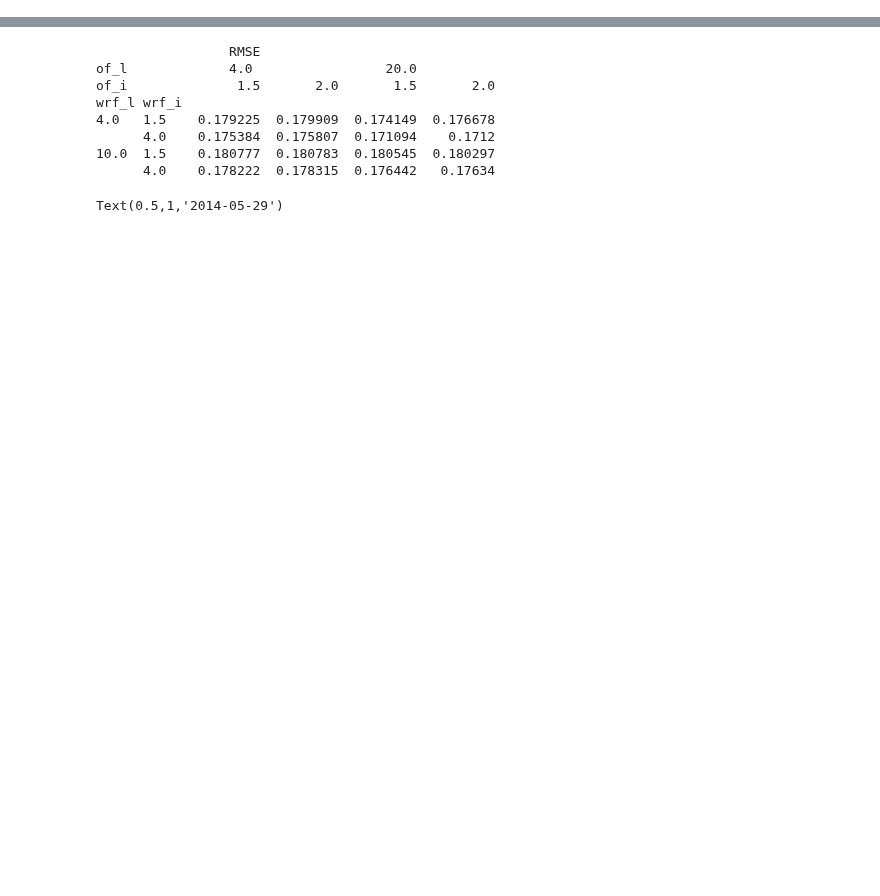
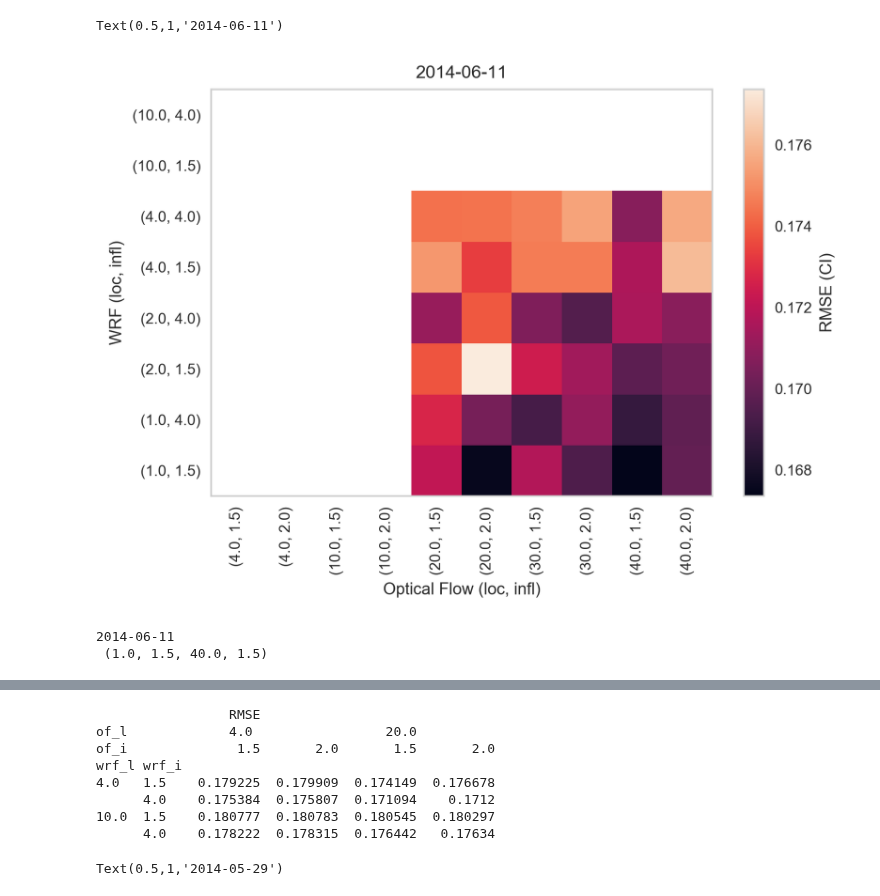
Before and after one commit to travisMharty/letkf_forecasting, a Jupyter notebook: optimization_plots.ipynb, the cells around one changed output, grey strips where cells are left out. Saved outputs shown, nothing was run; the diff lists cells and outputs as text; code cells hidden in the pictures; blank space fills up the shorter version.

```diff
--- a/optimization_plots.ipynb
+++ b/optimization_plots.ipynb
@@ -152,0 +177,5 @@ print(date,'\n', data_frame.loc[(date, slice(None), slice(None), slice(None), sl
+# %%
+date = '2014-06-11'
+reshaped = data_frame.loc[(date,slice(None), slice(None), slice(None), slice(None))].copy()
+# %%
+reshaped = reshaped.unstack(['of_l', 'of_i'])
@@ -152,0 +204,24 @@ print(date,'\n', data_frame.loc[(date, slice(None), slice(None), slice(None), sl
+# %%
+rmse = reshaped.values.astype('float')
+rmse_norm = rmse/np.nanmax(rmse)
+
+plt.figure(dpi=dpi)
+im = plt.pcolormesh(rmse)
+plt.colorbar(im, label='RMSE (CI)')
+xticks = list(reshaped['RMSE'].columns)
+plt.xticks(np.arange(len(xticks)) + 0.5,
+           xticks, rotation=90)
+plt.xlabel('Optical Flow (loc, infl)')
+yticks = list(reshaped.index)
+plt.yticks(np.arange(len(yticks)) + 0.5,
+           yticks)
+plt.ylabel('WRF (loc, infl)')
+plt.title(date)
+# %% [output]
+Text(0.5,1,'2014-06-11')
+[figure, added]
+# %%
+print(date,'\n', data_frame.loc[(date, slice(None), slice(None), slice(None), slice(None))].idxmin().item())
+# %% [output]
+2014-06-11
+ (1.0, 1.5, 40.0, 1.5)
```
Also changed, not shown: parts of 17 cells of this notebook, 4 other files.
